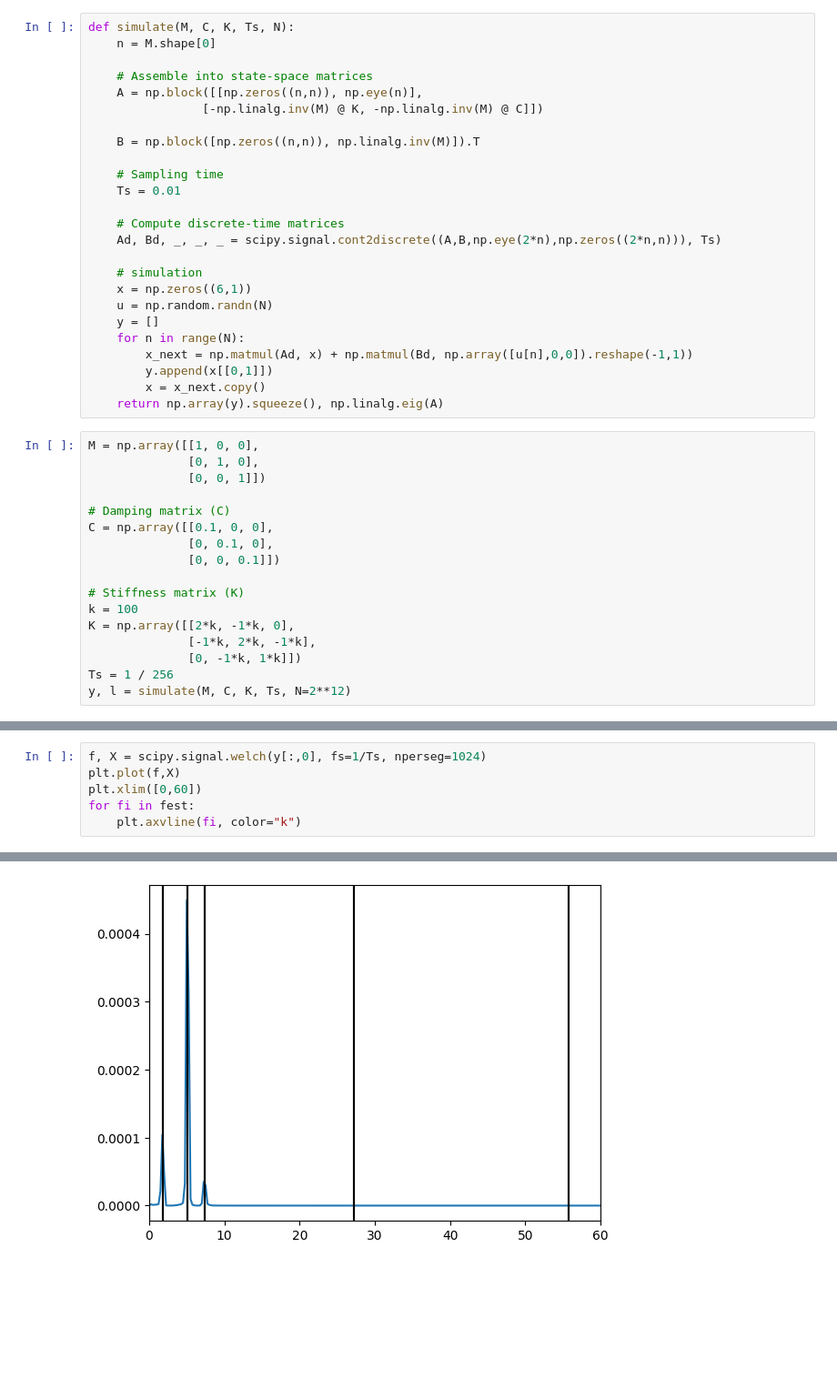
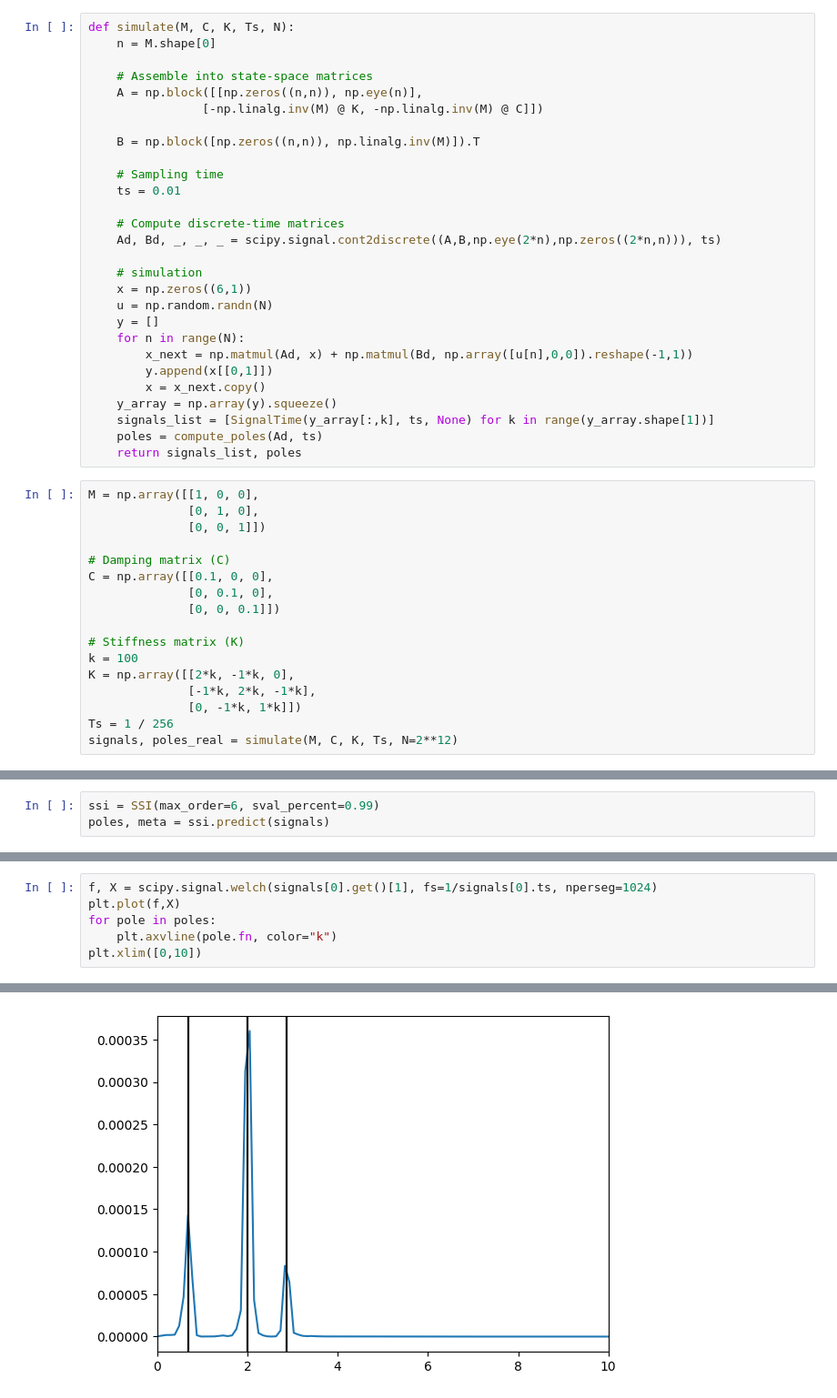
Before and after one commit to eduardocoraca/transmission-tower-monitoring, a Jupyter notebook: notebooks/1.2_ssi.ipynb, the cells around one changed output, grey strips where cells are left out. Shown at 91% size. Drawn from its saved outputs; the diff is of its cells as text; blank space fills up the shorter version.

```diff
--- a/notebooks/1.2_ssi.ipynb
+++ b/notebooks/1.2_ssi.ipynb
@@ -16,10 +26,10 @@ def simulate(M, C, K, Ts, N):
     B = np.block([np.zeros((n,n)), np.linalg.inv(M)]).T
 
     # Sampling time
-    Ts = 0.01
+    ts = 0.01
 
     # Compute discrete-time matrices
-    Ad, Bd, _, _, _ = scipy.signal.cont2discrete((A,B,np.eye(2*n),np.zeros((2*n,n))), Ts)
+    Ad, Bd, _, _, _ = scipy.signal.cont2discrete((A,B,np.eye(2*n),np.zeros((2*n,n))), ts)
 
     # simulation
     x = np.zeros((6,1))
@@ -29,7 +39,10 @@ def simulate(M, C, K, Ts, N):
         x_next = np.matmul(Ad, x) + np.matmul(Bd, np.array([u[n],0,0]).reshape(-1,1))
         y.append(x[[0,1]])
         x = x_next.copy()
-    return np.array(y).squeeze(), np.linalg.eig(A)
+    y_array = np.array(y).squeeze()
+    signals_list = [SignalTime(y_array[:,k], ts, None) for k in range(y_array.shape[1])]
+    poles = compute_poles(Ad, ts)
+    return signals_list, poles
 # %%
 M = np.array([[1, 0, 0],
               [0, 1, 0],
@@ -46,4 +59,4 @@ K = np.array([[2*k, -1*k, 0],
               [-1*k, 2*k, -1*k],
               [0, -1*k, 1*k]])
 Ts = 1 / 256
-y, l = simulate(M, C, K, Ts, N=2**12)
+signals, poles_real = simulate(M, C, K, Ts, N=2**12)
@@ -113,0 +63,3 @@ fest = ssi.compute_poles(fs=1/Ts)
+# %%
+ssi = SSI(max_order=6, sval_percent=0.99)
+poles, meta = ssi.predict(signals)
@@ -114,7 +71,7 @@ fest = ssi.compute_poles(fs=1/Ts)
 # %%
-f, X = scipy.signal.welch(y[:,0], fs=1/Ts, nperseg=1024)
+f, X = scipy.signal.welch(signals[0].get()[1], fs=1/signals[0].ts, nperseg=1024)
 plt.plot(f,X)
-plt.xlim([0,60])
-for fi in fest:
-    plt.axvline(fi, color="k")
+for pole in poles:
+    plt.axvline(pole.fn, color="k")
+plt.xlim([0,10])
 # %% [output]
@@ -121 +79 @@ for fi in fest:
-[figure, old version]
+[figure, new version]
```
Also changed, not shown: parts of 13 cells of this notebook, 7 other files.
